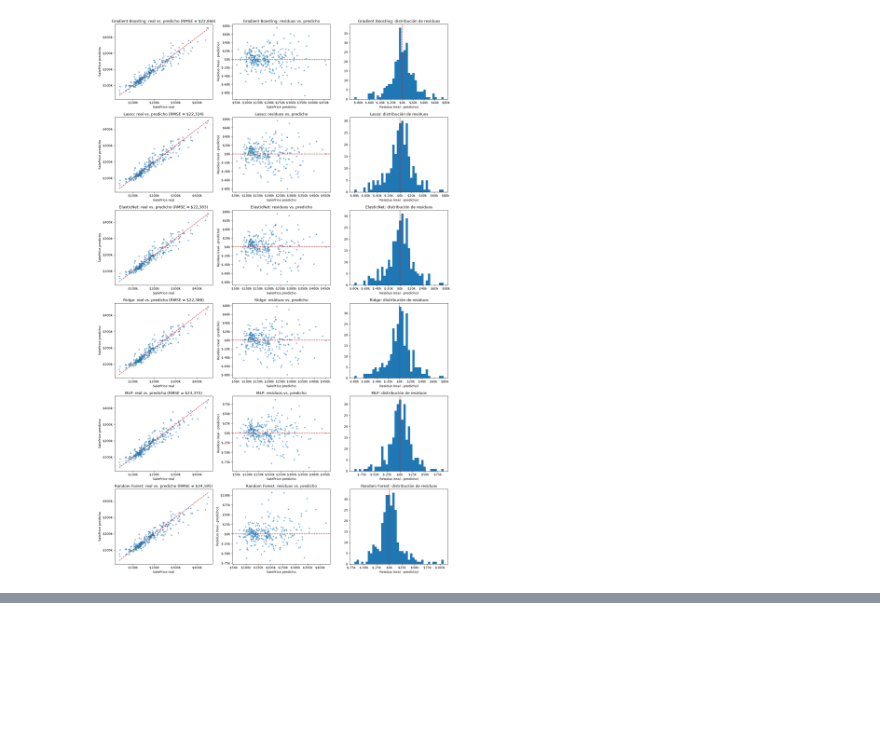
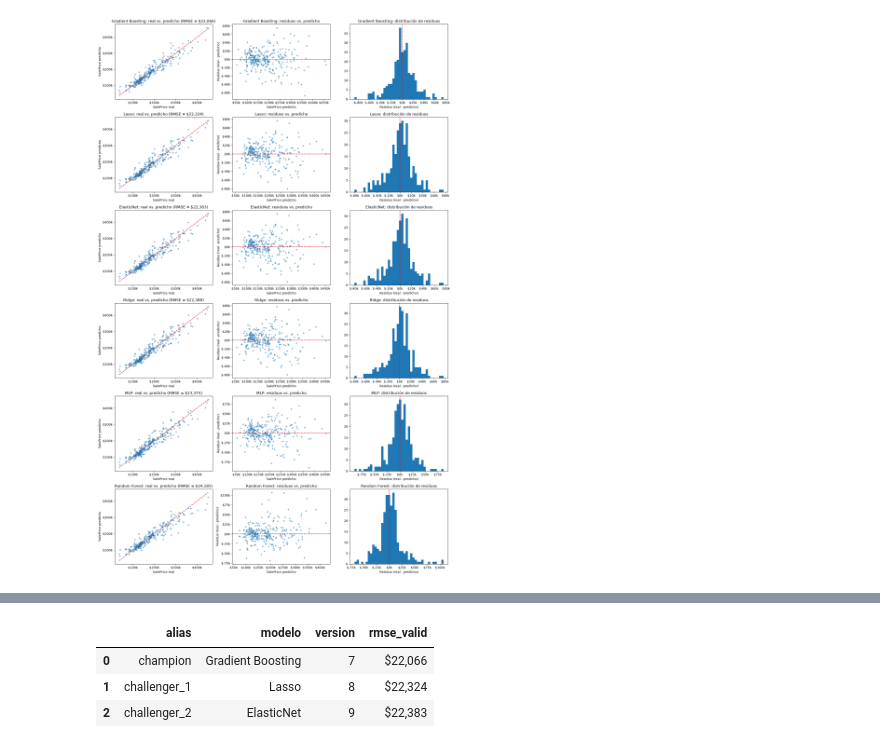
Before and after one commit to prengsen/house-pricing-pd-2026-b, a Jupyter notebook: notebooks/3.0-pb-entrenamiento-modelos.ipynb, the cells around one changed output, grey strips where cells are left out. Cells and saved outputs as stored; diff of their text form; code cells hidden in the pictures; blank space fills up the shorter version.

```diff
--- a/notebooks/3.0-pb-entrenamiento-modelos.ipynb
+++ b/notebooks/3.0-pb-entrenamiento-modelos.ipynb
@@ -347,7 +395,7 @@ RMSE real y NRMSE de cada modelo en validación, ordenados de mejor a peor. El g
 # %%
 colores = ["tab:orange" if m == ganador else "tab:blue" for m in torneo["modelo"]]
 
-fig, axes = plt.subplots(1, 2, figsize=(14, 4.5))
+fig_torneo, axes = plt.subplots(1, 2, figsize=(14, 4.5))
 
 axes[0].barh(torneo["modelo"], torneo["rmse_valid"], color=colores)
 axes[0].xaxis.set_major_formatter(formato_dolares)
@@ -378,13 +426,12 @@ Para cada modelo (en el orden del torneo), en dólares:
 - **Residuos vs. predicho:** deben distribuirse alrededor de 0 sin patrón; un embudo indica que el error crece con el precio.
 - **Histograma de residuos:** idealmente centrado en 0 y simétrico.
 # %%
-fig, axes = plt.subplots(len(torneo), 3, figsize=(16, 4.2 * len(torneo)))
-limites = [y_valid_real.min(), y_valid_real.max()]
-
-for fila, nombre in zip(axes, torneo["modelo"]):
+def graficar_diagnostico(nombre, fila):
+    """Dibuja real vs. predicho, residuos vs. predicho e histograma de residuos de un modelo."""
     pred = predicciones[nombre]
     residuos = y_valid_real - pred
     rmse = torneo.set_index("modelo").loc[nombre, "rmse_valid"]
+    limites = [y_valid_real.min(), y_valid_real.max()]
 
     fila[0].scatter(y_valid_real, pred, alpha=0.5, s=12)
     fila[0].plot(limites, limites, color="tab:red", linestyle="--")
@@ -409,6 +456,11 @@ for fila, nombre in zip(axes, torneo["modelo"]):
     fila[1].yaxis.set_major_formatter(formato_dolares)
     fila[2].xaxis.set_major_formatter(formato_dolares)
 
+
+fig, axes = plt.subplots(len(torneo), 3, figsize=(16, 4.2 * len(torneo)))
+for fila, nombre in zip(axes, torneo["modelo"]):
+    graficar_diagnostico(nombre, fila)
+
 plt.tight_layout()
 plt.show()
 # %% [output]
@@ -472,0 +568,63 @@ TransformedTargetRegressor(func=<ufunc 'log1p'>, inverse_func=<ufunc 'expm1'>,
+# %%
+X_completo = train.loc[pd.concat([ids_train, ids_valid]), :].drop(columns="SalePrice")
+y_completo = train.loc[X_completo.index, "SalePrice"]
+
+columnas_enteras = X_completo.select_dtypes(include="integer").columns
+X_firma = X_completo.astype({c: "float64" for c in columnas_enteras})
+
+
+def construir_modelo_final(nombre):
+    """Pipeline completo (datos crudos -> dólares) con los mejores hiperparámetros, entrenado con train + validación."""
+    modelo = TransformedTargetRegressor(
+        regressor=Pipeline([
+            ("seleccion_features", DropFeatures(features_to_drop=[c for c in X_completo.columns if c not in MODEL_FEATURES])),
+            ("fe", clone(pipeline_fe)),
+            ("modelo", clone(busquedas[nombre].best_estimator_.named_steps["modelo"])),
+        ]),
+        func=np.log1p,
+        inverse_func=np.expm1,
+    )
+    return modelo.fit(X_completo, y_completo)
+
+
+modelos_finales = {}
+registro = []
+for posicion, alias in enumerate(ALIAS_REGISTRO):
+    fila_torneo = torneo.loc[posicion]
+    nombre = fila_torneo["modelo"]
+    modelo_final = construir_modelo_final(nombre)
+    modelos_finales[nombre] = modelo_final
+
+    with mlflow.start_run(run_id=run_ids[nombre]):
+        info = mlflow.sklearn.log_model(
+            modelo_final,
+            name="modelo",
+            signature=infer_signature(X_firma, modelo_final.predict(X_completo)),
+            input_example=X_firma.head(5),
+            registered_model_name=MODELO_REGISTRADO,
+            serialization_format="cloudpickle",
+        )
+
+    version = info.registered_model_version
+    cliente_mlflow.set_registered_model_alias(MODELO_REGISTRADO, alias, version)
+    etiquetas = {
+        **INFO_MODELOS[nombre],
+        "modelo": nombre,
+        "alias_inicial": alias,
+        "posicion_torneo": posicion + 1,
+        "rmse_valid": round(fila_torneo["rmse_valid"], 2),
+        "nrmse_valid": round(fila_torneo["nrmse_valid"], 6),
+        "rmse_cv": round(fila_torneo["rmse_cv"], 2),
+        "datos_entrenamiento": f"train+valid ({len(X_completo)} casas)",
+    }
+    for clave, valor in etiquetas.items():
+        cliente_mlflow.set_model_version_tag(MODELO_REGISTRADO, version, clave, str(valor))
+    cliente_mlflow.update_model_version(
+        MODELO_REGISTRADO,
+        version,
+        description=f"{nombre} ({alias}): RMSE valid ${fila_torneo['rmse_valid']:,.0f}, NRMSE {fila_torneo['nrmse_valid']:.2%}",
+    )
+    registro.append({"alias": alias, "modelo": nombre, "version": version, "rmse_valid": fila_torneo["rmse_valid"]})
+
+pd.DataFrame(registro).assign(rmse_valid=lambda d: d["rmse_valid"].map("${:,.0f}".format))
+# %% [output]
@@ -472,0 +640,4 @@ TransformedTargetRegressor(func=<ufunc 'log1p'>, inverse_func=<ufunc 'expm1'>,
+|  | alias | modelo | version | rmse_valid |
+| 0 | champion | Gradient Boosting | 7 | $22,066 |
+| 1 | challenger_1 | Lasso | 8 | $22,324 |
+| 2 | challenger_2 | ElasticNet | 9 | $22,383 |
```
Also changed, not shown: parts of 15 cells of this notebook, 4 other files.
